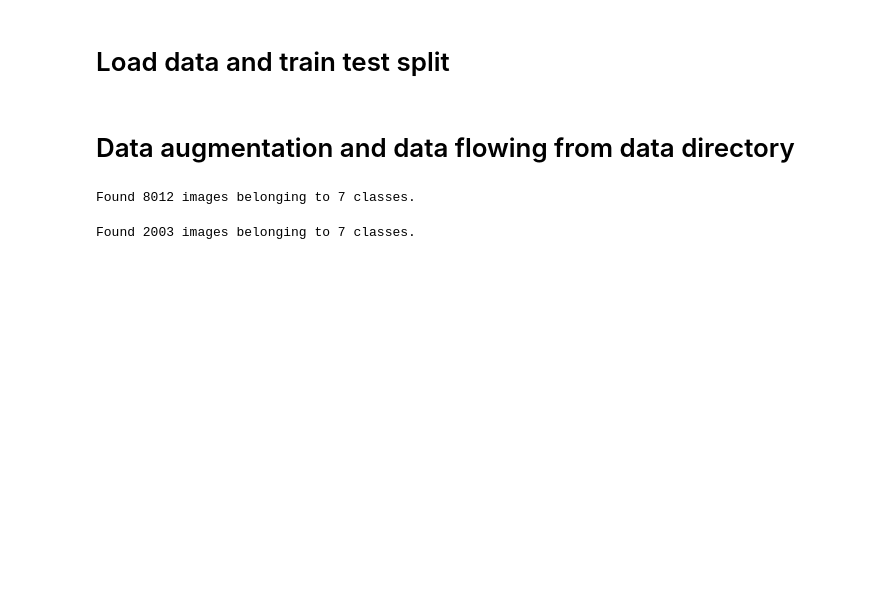
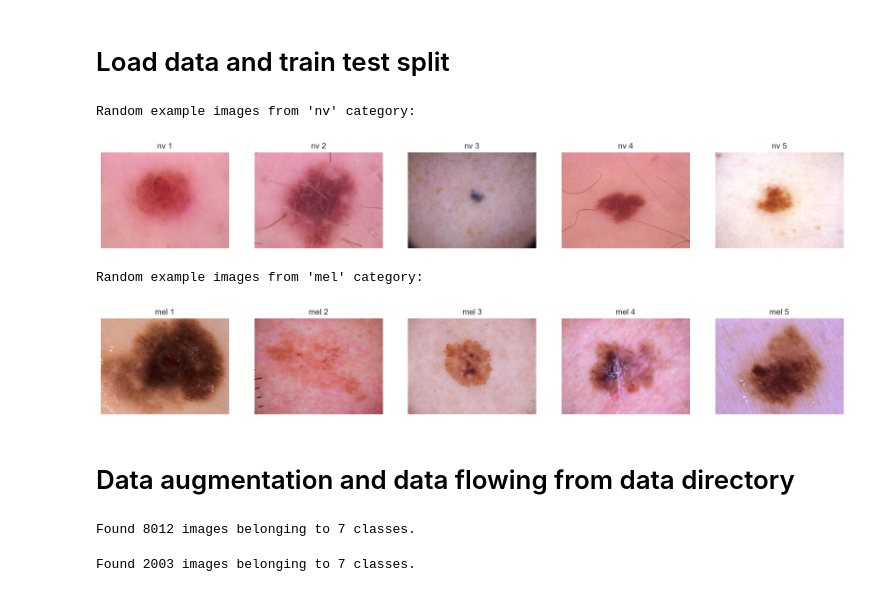
Before and after one commit to natix-x/Skin-cancer-prediction, a Jupyter notebook: data_modelling/deep_learning/deep_learning_unchanged_dataset.ipynb, the cells around one changed output. Saved outputs shown, nothing was run; the diff lists cells and outputs as text; code cells hidden in the pictures; blank space fills up the shorter version.

Commit message:
added final changes, deleted machine learning part for now, added pillow to requirements, created function for displaying randomly chosen 5 photos of selected class

```diff
--- a/data_modelling/deep_learning/deep_learning_unchanged_dataset.ipynb
+++ b/data_modelling/deep_learning/deep_learning_unchanged_dataset.ipynb
@@ -44,6 +46,34 @@ for index, row in train_df.iterrows():
     shutil.copyfile(
         source_file, destination_file
     )  # create subdirectories for each label inside train directory
+# %%
+def display_random_images_from_category(category_dir, category_name, num_images=5):
+    image_files = random.sample(os.listdir(category_dir), num_images)
+    plt.figure(figsize=(20, 4))
+    for i, image_file in enumerate(image_files):
+        img = Image.open(os.path.join(category_dir, image_file))
+        plt.subplot(1, num_images, i+1)
+        plt.imshow(img)
+        plt.title(f"{category_name} {i+1}")
+        plt.axis('off')
+    plt.show()
+# %%
+# Directories for 'nv' and 'mel' images in the train dataset
+nv_dir = os.path.join(train_dir, "nv")
+mel_dir = os.path.join(train_dir, "mel")
+
+# Display 5 random example images from 'nv' category
+print("Random example images from 'nv' category:")
+display_random_images_from_category(nv_dir, 'nv')
+
+# Display 5 random example images from 'mel' category
+print("Random example images from 'mel' category:")
+display_random_images_from_category(mel_dir, 'mel')
+# %% [output]
+Random example images from 'nv' category:
+[figure, added]
+Random example images from 'mel' category:
+[figure, added]
 # %%
 for index, row in test_df.iterrows():
     source_file = os.path.join(data_dir, row["image_id"] + ".jpg")
```
Also changed, not shown: parts of 1 cell of this notebook, 7 other files.
